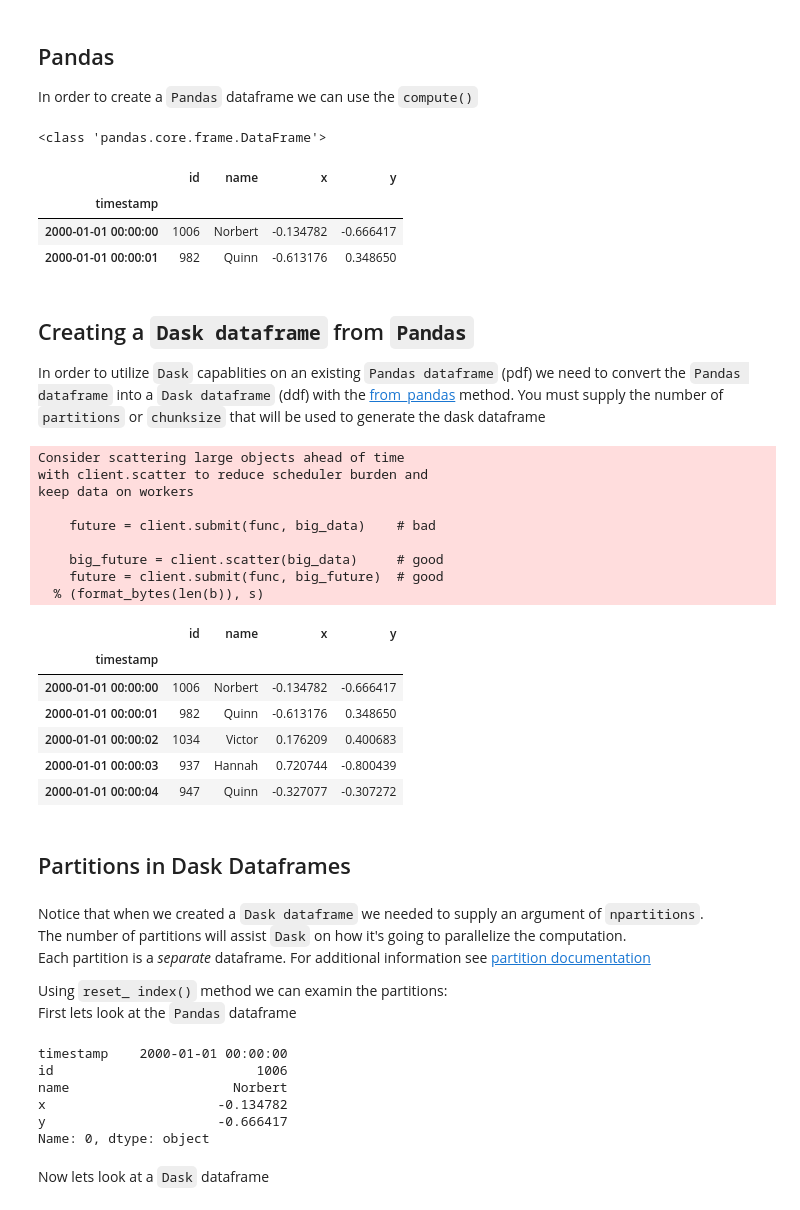
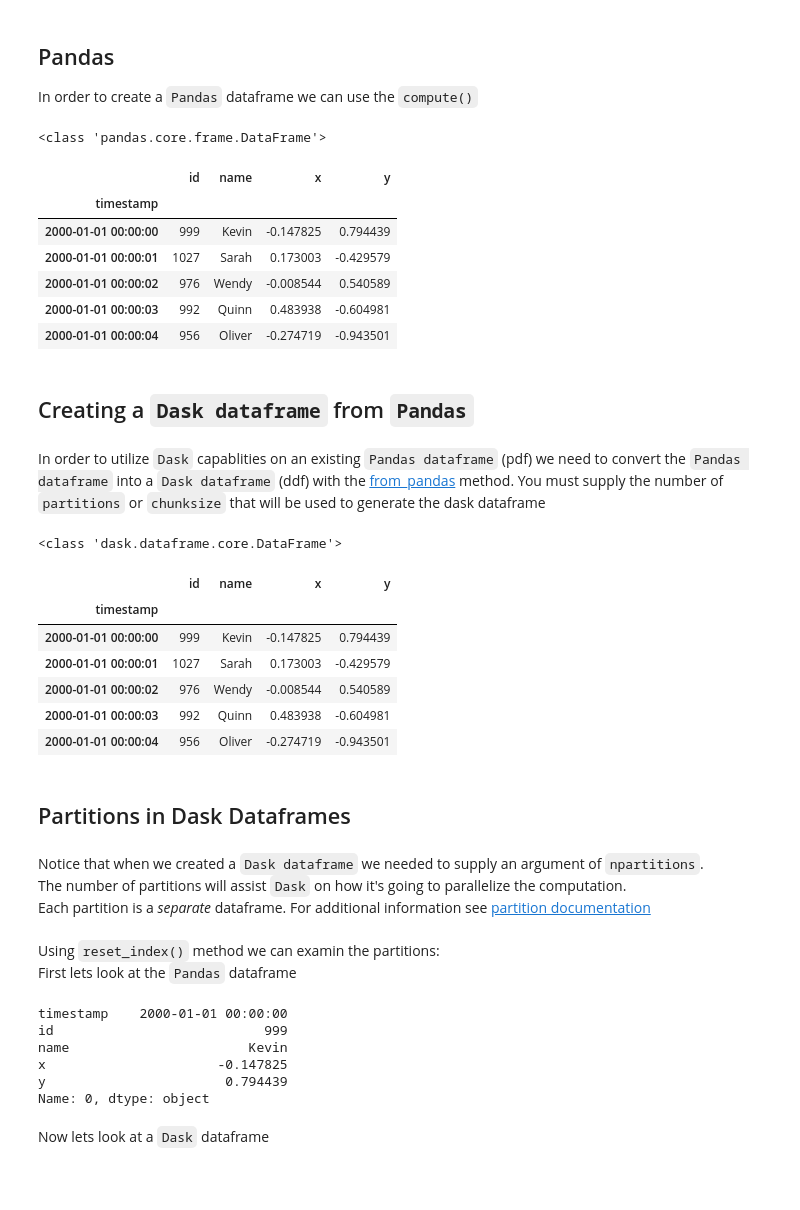
Before and after one commit to sephib/dask_pyconil2019, a Jupyter notebook: dask_for_pandas-in_ETL.ipynb, the cells around one changed output. Cells and saved outputs as stored; diff of their text form; code cells hidden in the pictures; blank space fills up the shorter version.

```diff
--- a/dask_for_pandas-in_ETL.ipynb
+++ b/dask_for_pandas-in_ETL.ipynb
@@ -126,4 +122,0 @@ This concept should also  be used when running a code within a script (rather th
-# %%
-ddf = dask.datasets.timeseries()
-ddf = client.persist(ddf)
-ddf.head(2)
@@ -138,56 +126,55 @@ In order to create a `Pandas` dataframe we can use the `compute()`
 # %%
 pdf = ddf.compute()
 print(type(pdf))
-pdf.head(2)
+pdf.head()
 # %% [output]
 <class 'pandas.core.frame.DataFrame'>
 |  | id | name | x | y |
 | timestamp |  |  |  |  |
-| 2000-01-01 00:00:00 | 1006 | Norbert | -0.134782 | -0.666417 |
-| 2000-01-01 00:00:01 | 982 | Quinn | -0.613176 | 0.348650 |
+| 2000-01-01 00:00:00 | 999 | Kevin | -0.147825 | 0.794439 |
+| 2000-01-01 00:00:01 | 1027 | Sarah | 0.173003 | -0.429579 |
+| 2000-01-01 00:00:02 | 976 | Wendy | -0.008544 | 0.540589 |
+| 2000-01-01 00:00:03 | 992 | Quinn | 0.483938 | -0.604981 |
+| 2000-01-01 00:00:04 | 956 | Oliver | -0.274719 | -0.943501 |
+# %% [markdown]
+## Creating a `Dask dataframe` from `Pandas`
 # %% [markdown]
-## Creating a `Dask dataframe` from `Pandas`
 In order to utilize `Dask` capablities on an existing `Pandas dataframe` (pdf) we need to convert the `Pandas dataframe` into a `Dask dataframe` (ddf)  with the [from_pandas](https://docs.dask.org/en/latest/dataframe-api.html#dask.dataframe.from_pandas) method.
 You must supply the number of `partitions` or `chunksize` that will be used to generate the dask dataframe
 # %%
 ddf2 = dd.from_pandas(pdf, npartitions=10)
+print(type(ddf2))
 ddf2.head()
 # %% [output]
-Consider scattering large objects ahead of time
-with client.scatter to reduce scheduler burden and
-keep data on workers
-
-    future = client.submit(func, big_data)    # bad
-
-    big_future = client.scatter(big_data)     # good
-    future = client.submit(func, big_future)  # good
-  % (format_bytes(len(b)), s)
+<class 'dask.dataframe.core.DataFrame'>
 |  | id | name | x | y |
 | timestamp |  |  |  |  |
-| 2000-01-01 00:00:00 | 1006 | Norbert | -0.134782 | -0.666417 |
-| 2000-01-01 00:00:01 | 982 | Quinn | -0.613176 | 0.348650 |
-| 2000-01-01 00:00:02 | 1034 | Victor | 0.176209 | 0.400683 |
-| 2000-01-01 00:00:03 | 937 | Hannah | 0.720744 | -0.800439 |
-| 2000-01-01 00:00:04 | 947 | Quinn | -0.327077 | -0.307272 |
+| 2000-01-01 00:00:00 | 999 | Kevin | -0.147825 | 0.794439 |
+| 2000-01-01 00:00:01 | 1027 | Sarah | 0.173003 | -0.429579 |
+| 2000-01-01 00:00:02 | 976 | Wendy | -0.008544 | 0.540589 |
+| 2000-01-01 00:00:03 | 992 | Quinn | 0.483938 | -0.604981 |
+| 2000-01-01 00:00:04 | 956 | Oliver | -0.274719 | -0.943501 |
 # %% [markdown]
 ## Partitions in Dask Dataframes
 # %% [markdown]
 Notice that when we created a `Dask dataframe` we needed to supply an argument of `npartitions`.
 The number of partitions will assist `Dask` on how it's going to parallelize the computation.
 Each partition is a *separate* dataframe. For additional information see [partition documentation](https://docs.dask.org/en/latest/dataframe-design.html?highlight=meta%20utils#partitions)
-
-Using `reset_ index()` method we can examin the partitions:
-First lets look at the `Pandas` dataframe
+# %% [markdown]
+
+
+Using `reset_index()` method we can examin the partitions:
+First lets look at the `Pandas` dataframe
 # %%
 pdf2 = pdf.reset_index()
 # Only 1 row
 pdf2.iloc[0]
 # %% [output]
 timestamp    2000-01-01 00:00:00
-id                          1006
-name                     Norbert
-x                      -0.134782
-y                      -0.666417
+id                           999
+name                       Kevin
+x                      -0.147825
+y                       0.794439
 Name: 0, dtype: object
 # %% [markdown]
 Now lets look at a `Dask` dataframe
```
Also changed, not shown: parts of 65 cells of this notebook.
